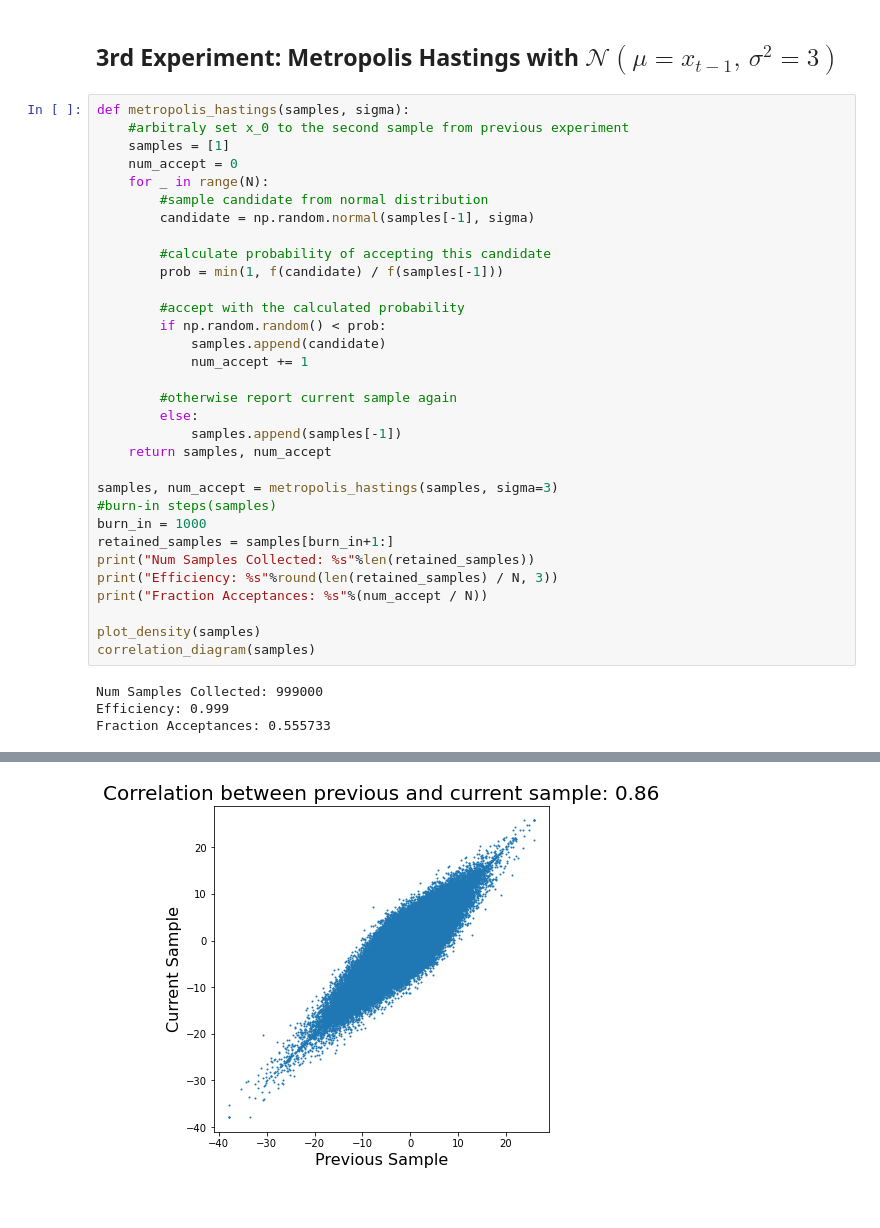
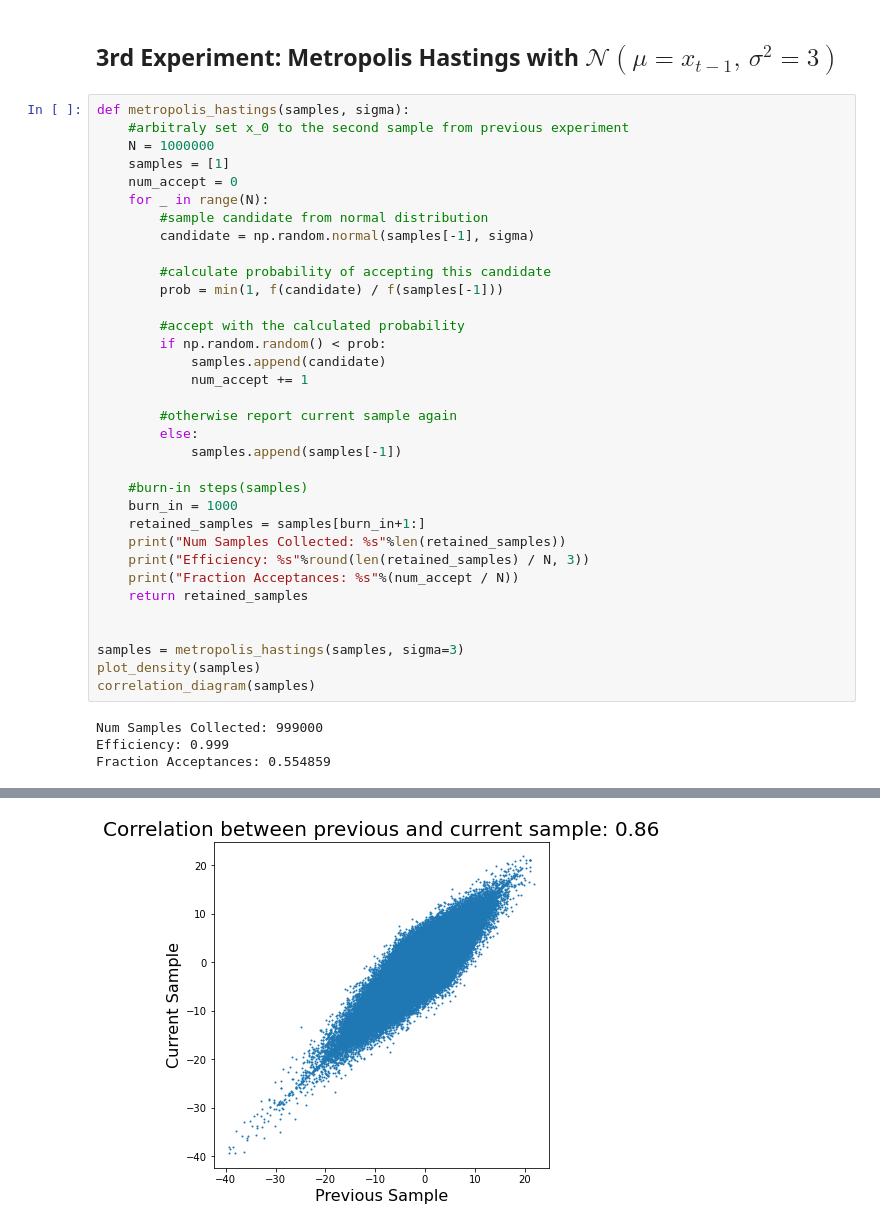
Before and after one commit to zqirui/mathematical_playground, a Jupyter notebook: MCMC.ipynb, the cells around one changed output, grey strips where cells are left out. Saved outputs shown, nothing was run; the diff lists cells and outputs as text.

```diff
--- a/MCMC.ipynb
+++ b/MCMC.ipynb
@@ -244,6 +244,7 @@ There is no correlation between the samples in Accept-Reject Sampling.
 # %%
 def metropolis_hastings(samples, sigma):
     #arbitraly set x_0 to the second sample from previous experiment
+    N = 1000000
     samples = [1]
     num_accept = 0
     for _ in range(N):
@@ -261,19 +262,20 @@ def metropolis_hastings(samples, sigma):
         #otherwise report current sample again
         else:
             samples.append(samples[-1])
-    return samples, num_accept
 
-samples, num_accept = metropolis_hastings(samples, sigma=3)
-#burn-in steps(samples)
-burn_in = 1000
-retained_samples = samples[burn_in+1:]
-print("Num Samples Collected: %s"%len(retained_samples))
-print("Efficiency: %s"%round(len(retained_samples) / N, 3))
-print("Fraction Acceptances: %s"%(num_accept / N))
+    #burn-in steps(samples)
+    burn_in = 1000
+    retained_samples = samples[burn_in+1:]
+    print("Num Samples Collected: %s"%len(retained_samples))
+    print("Efficiency: %s"%round(len(retained_samples) / N, 3))
+    print("Fraction Acceptances: %s"%(num_accept / N))
+    return retained_samples
 
+
+samples = metropolis_hastings(samples, sigma=3)
 plot_density(samples)
 correlation_diagram(samples)
 # %% [output]
 Num Samples Collected: 999000
 Efficiency: 0.999
-Fraction Acceptances: 0.555733
+Fraction Acceptances: 0.554859
@@ -281 +283 @@ Fraction Acceptances: 0.555733
-[figure, old version]
+[figure, new version]
```
Also changed, not shown: parts of 6 cells of this notebook.
